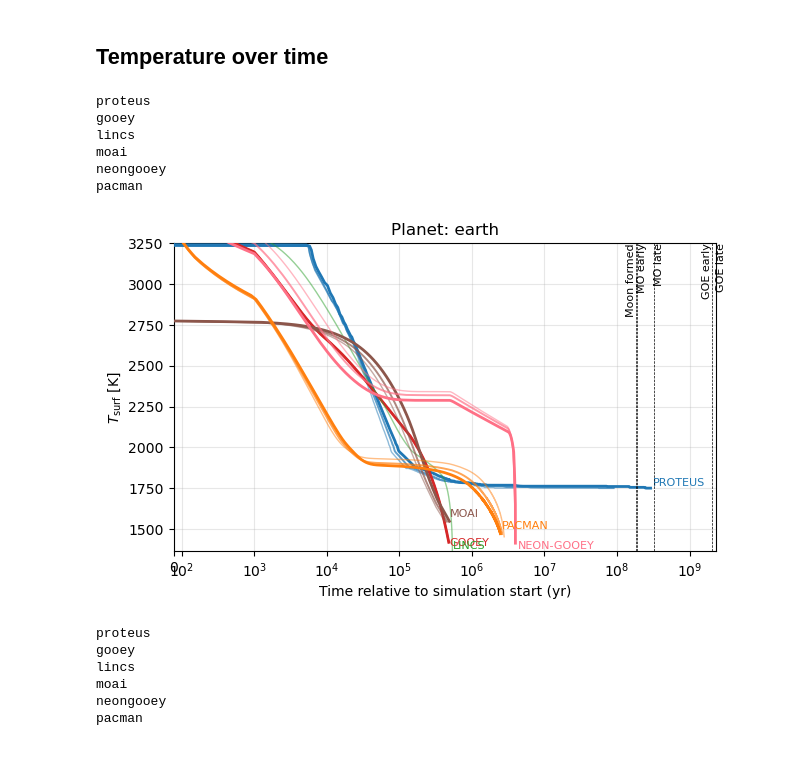
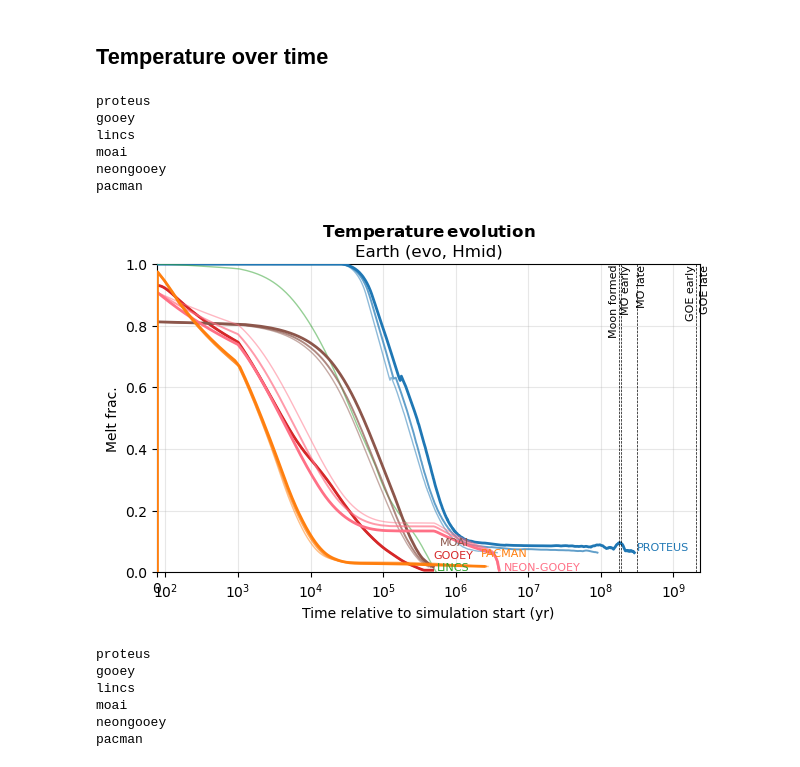
Before and after one commit to lena-noack/chili, a Jupyter notebook: intercomparison/analysis_solarsystem/grids.ipynb, the cells around one changed output. Drawn from its saved outputs; the diff is of its cells as text; code cells hidden in the pictures.

Commit message:
Plots

```diff
--- a/intercomparison/analysis_solarsystem/grids.ipynb
+++ b/intercomparison/analysis_solarsystem/grids.ipynb
@@ -67,13 +123,15 @@ ages_yr = {k: (ages_Ga["CAI"] - v ) * 1e9 - t_ini for k, v in ages_Ga.items()}
 fig,ax = plt.subplots(1,1, figsize=(7,4))
 
 xkey = "t(yr)"
-ykey = "T_surf(K)"
+ykey = "phi(vol_frac)"
 planet = "earth"
+
+controls = ["evo", "Hmid"]
 
 txts = []
 
-ymax = 3250.0
-ymin = 2000.0
+ymax = 1
+ymin = 0
 for m in models:
     print(m)
     d = models_data[m][planet]
@@ -81,10 +139,7 @@ for m in models:
     lbl = get_label(m)
 
     for case in d.keys():
-        if "evo" in case:
-
-            if "Hmid" not in case:
-                continue
+        if np.all([c in case for c in controls]):
 
             if "Chigh" in case:
                 sf = 1.0
@@ -114,35 +169,36 @@ for k, x in ages_yr.items():
     if k in ["Moon formed", "GOE early"]:
         va = 'bottom'
     ax.annotate(k, xy=(x, ymax), ha="right", va=va, fontsize=8, rotation=90, rotation_mode='anchor')
 
 ax.axvline(x=0, color="k", ls="-", lw=0.5)
 
 ax.set_xscale("symlog", linthresh=1e3)
 ax.set_xlabel("Time relative to simulation start (yr)")
 ax.set_xlim(left=0, right=ages_yr["GOE late"])
 
 ax.set_ylabel(get_label(ykey))
 ax.set_ylim(ymin, ymax)
 
 ax.grid(alpha=0.3, zorder=-2)
 
 # legend of models
 # ax.legend(loc='upper left', bbox_to_anchor=(0, -0.2), ncols=4, frameon=False, handletextpad=0.5)
 
-ax.set_title("Planet: " + planet)
+title = r"$\bf Temperature\,evolution$" + "\n" + get_label(planet) + f" ({', '.join(controls)})"
+ax.set_title(title)
 
 adjust_text(txts)
 
 
 plt.show()
 # %% [output]
 proteus
 gooey
 lincs
 moai
 neongooey
 pacman
-[figure, old version]
+[figure, new version]
 # %%
 def plot_bars(phi_compare):
 
```
Also changed, not shown: parts of 7 cells of this notebook.
